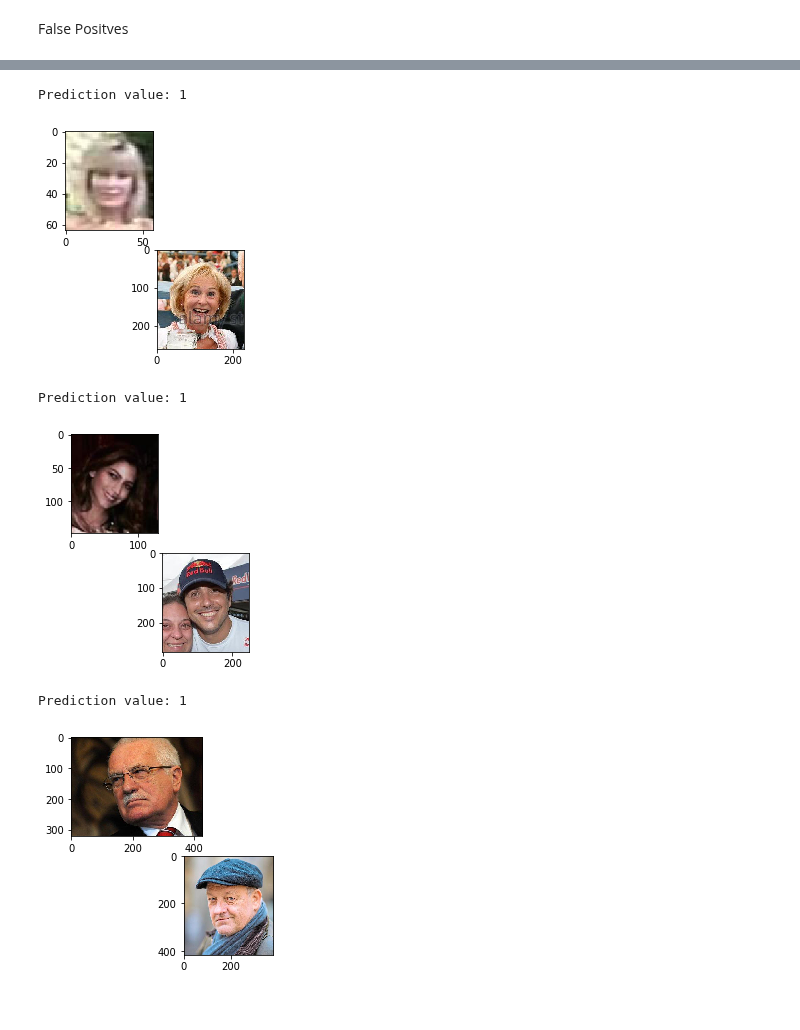
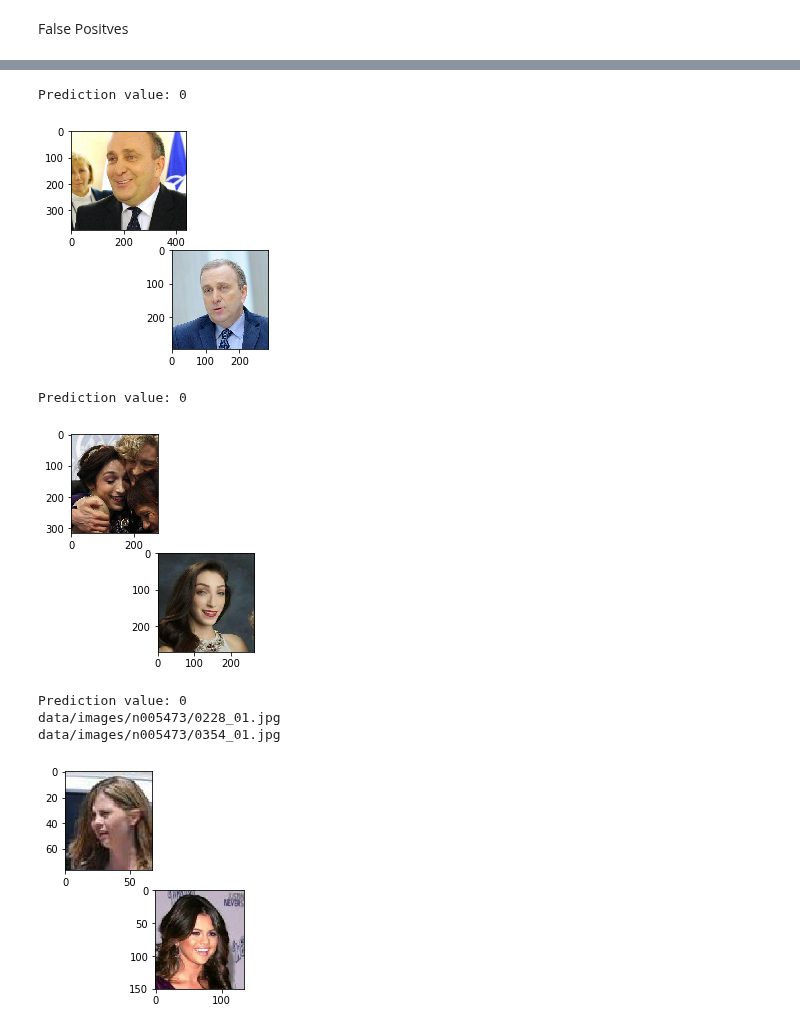
Before and after one commit to T-rex007/Face_recognition, a Jupyter notebook: gboosttrees_pipeline-Copy1.ipynb, the cells around one changed output, grey strips where cells are left out. Cells and saved outputs as stored; diff of their text form; code cells hidden in the pictures.

```diff
--- a/gboosttrees_pipeline-Copy1.ipynb
+++ b/gboosttrees_pipeline-Copy1.ipynb
@@ -127,8 +127,8 @@ dump(f_selector, "demo/PipelineParts/feature_selector.joblib")
 # %% [markdown]
 False Positves
 # %%
-false_image_lst1 = list(np.array(paths_dict["test_paths1"])[false_positive])
-false_image_lst2 = list(np.array(paths_dict["test_paths2"])[false_positive])
+false_image_lst1 = list(np.array(paths_dict["test_paths1"])[false_negative])
+false_image_lst2 = list(np.array(paths_dict["test_paths2"])[false_negative])
 # %%
 %matplotlib inline
 
@@ -187,18 +199,20 @@ Prediction value: 1
 # %%
 showfalse(8)
 # %% [output]
-Prediction value: 1
+Prediction value: 0
-[figure, old version]
+[figure, new version]
 # %%
 showfalse(9)
 # %% [output]
-Prediction value: 1
+Prediction value: 0
-[figure, old version]
+[figure, new version]
 # %%
-showfalse(36)
+showfalse(52)
 # %% [output]
-Prediction value: 1
+Prediction value: 0
+data/images/n005473/0228_01.jpg
+data/images/n005473/0354_01.jpg
-[figure, old version]
+[figure, new version]
 # %%
 showfalse(22)
 # %% [output]
```
Also changed, not shown: parts of 10 cells of this notebook, 3 other files.
